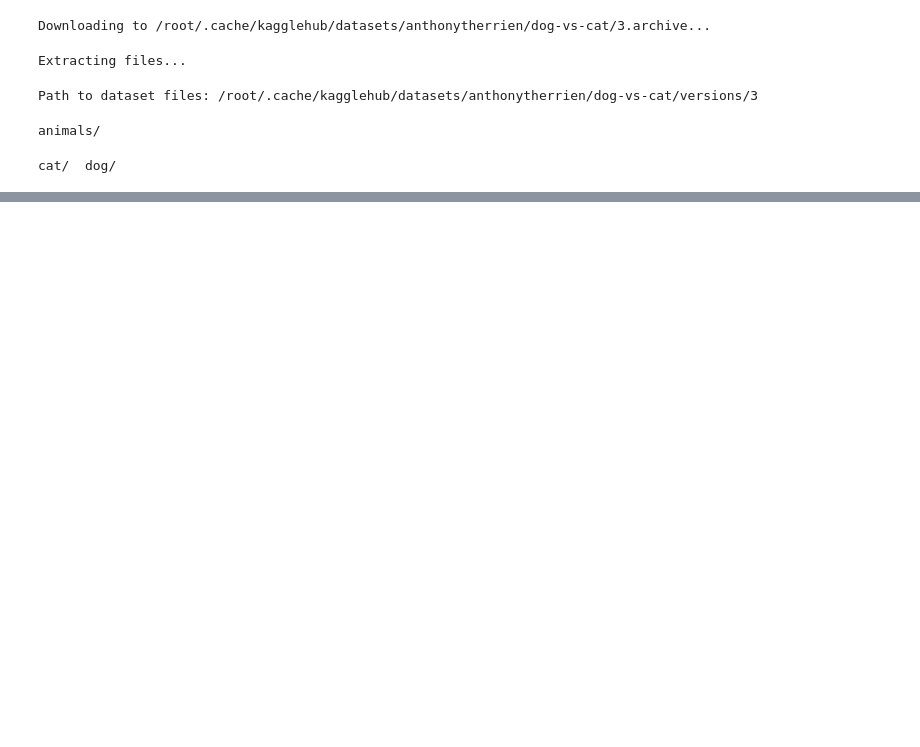
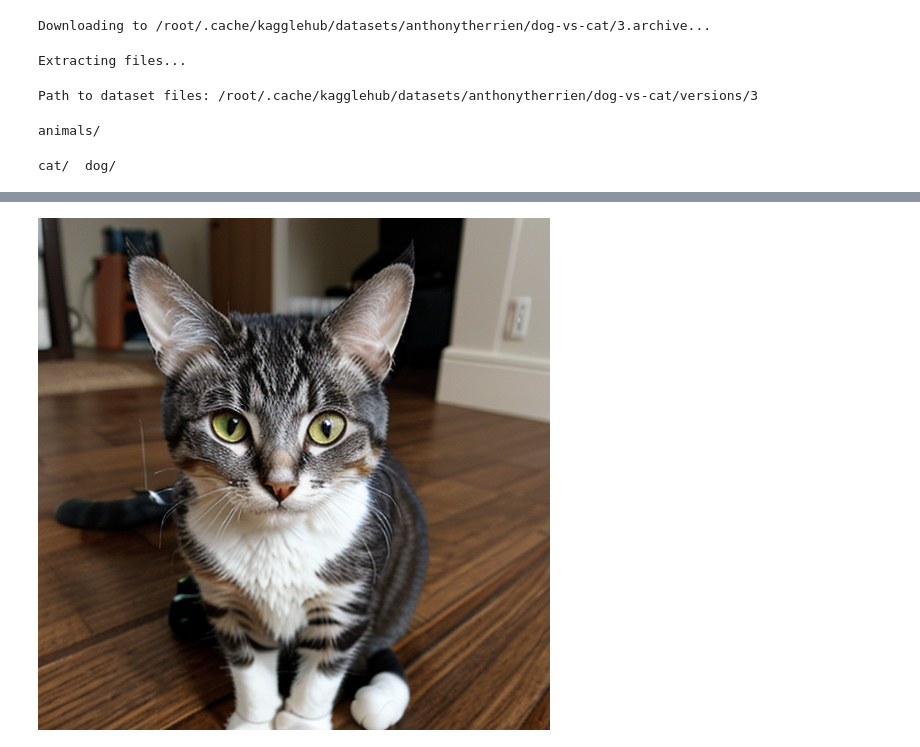
Before and after one commit to Arun-Kalura/CAT-VS-DOG-CLASSIFIER, a Jupyter notebook: dog_vs_cat_classifier.ipynb, the cells around one changed output, grey strips where cells are left out. Saved outputs shown, nothing was run; the diff lists cells and outputs as text; code cells hidden in the pictures; blank space fills up the shorter version.

```diff
--- a/dog_vs_cat_classifier.ipynb
+++ b/dog_vs_cat_classifier.ipynb
@@ -58,0 +205,12 @@ cat/  dog/
+# %%
+import numpy as np
+from tensorflow.keras.preprocessing import image
+#here i povide a image from a test data set of a cat
+test_img=image.load_img('/content/dog_cat_dataset/train/cat/00000-4122619873.png',target_size=(64,64))
+test_img=image.img_to_array(test_img)
+test_img=np.expand_dims(test_img,axis=0)#this 0 corresponds to batch
+# %%
+img=image.load_img('/content/dog_cat_dataset/train/cat/00000-4122619873.png')
+img
+# %% [output]
+[figure, added]
```
Also changed, not shown: parts of 26 cells of this notebook.
